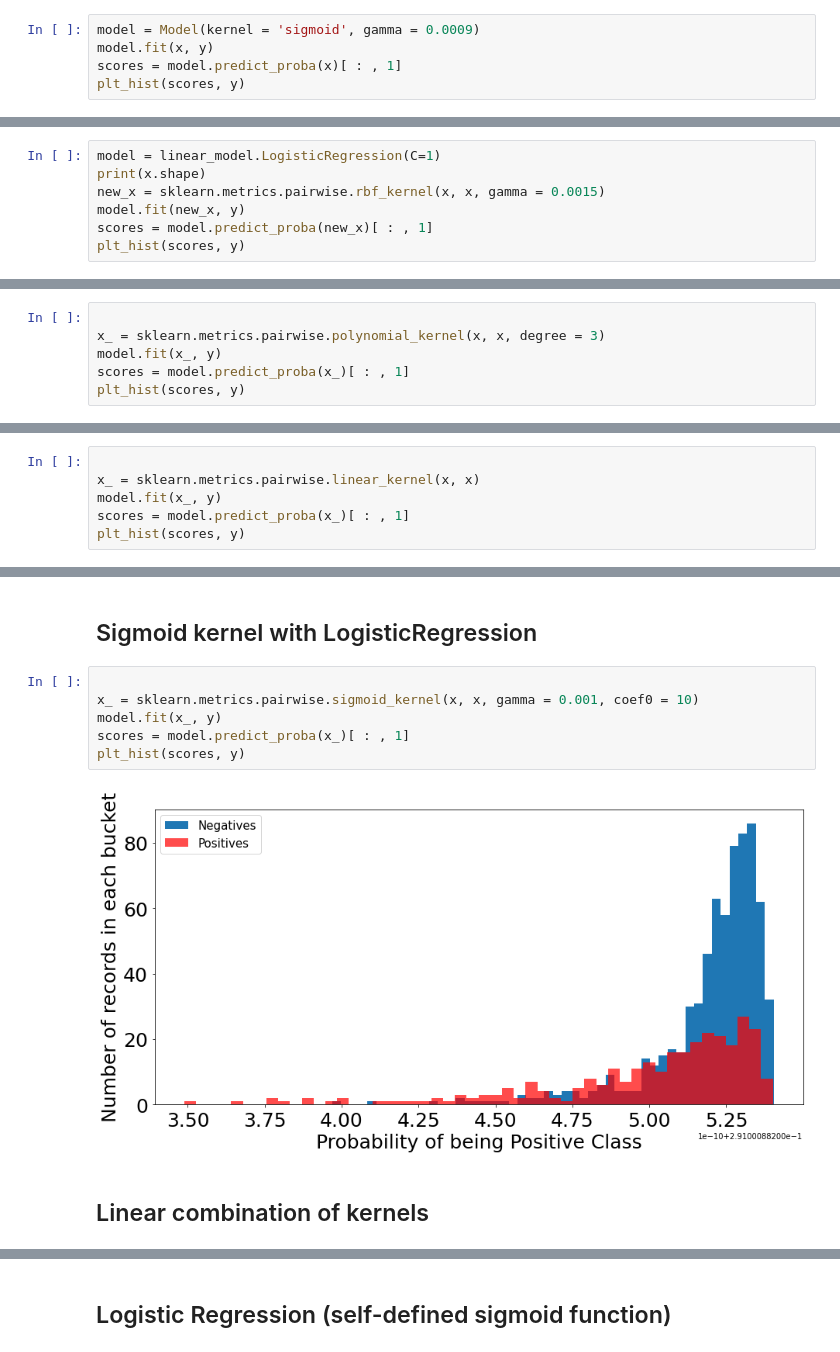
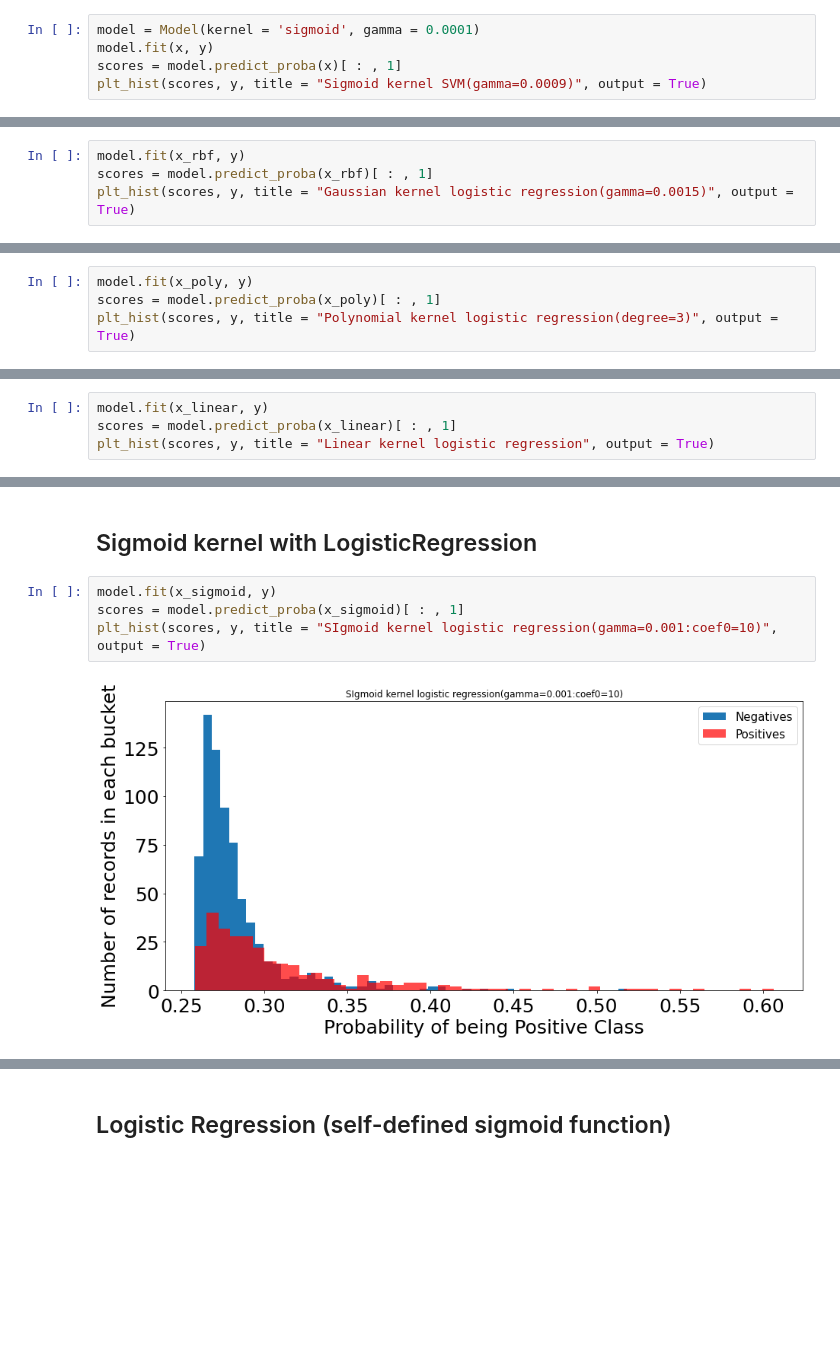
Before and after one commit to Fir-lat/Happy_NLP, a Jupyter notebook: kernel_logistic_regression.ipynb, the cells around one changed output, grey strips where cells are left out. Cells and saved outputs as stored; diff of their text form; blank space fills up the shorter version.

Commit message:
Final commit of kernel logistic regression

```diff
--- a/kernel_logistic_regression.ipynb
+++ b/kernel_logistic_regression.ipynb
@@ -211,6 +233,6 @@ plt_hist(scores, y)
 # %%
-model = Model(kernel = 'sigmoid', gamma = 0.0009)
+model = Model(kernel = 'sigmoid', gamma = 0.0001)
 model.fit(x, y)
 scores = model.predict_proba(x)[ : , 1]
-plt_hist(scores, y)
+plt_hist(scores, y, title = "Sigmoid kernel SVM(gamma=0.0009)", output = True)
 # %% [output]
@@ -227,10 +264,7 @@ plt_hist(scores, y)
 # %% [markdown]
 ## Gaussian kernel with LogisticRegression
 # %%
-model = linear_model.LogisticRegression(C=1)
-print(x.shape)
-new_x = sklearn.metrics.pairwise.rbf_kernel(x, x, gamma = 0.0015)
-model.fit(new_x, y)
-scores = model.predict_proba(new_x)[ : , 1]
-plt_hist(scores, y)
+model.fit(x_rbf, y)
+scores = model.predict_proba(x_rbf)[ : , 1]
+plt_hist(scores, y, title = "Gaussian kernel logistic regression(gamma=0.0015)", output = True)
 # %% [output]
@@ -239,11 +272,9 @@ plt_hist(scores, y)
 # %% [markdown]
 ## Polynomial kernel with LogisticRegression
 # %%
-
-x_ = sklearn.metrics.pairwise.polynomial_kernel(x, x, degree = 3)
-model.fit(x_, y)
-scores = model.predict_proba(x_)[ : , 1]
-plt_hist(scores, y)
+model.fit(x_poly, y)
+scores = model.predict_proba(x_poly)[ : , 1]
+plt_hist(scores, y, title = "Polynomial kernel logistic regression(degree=3)", output = True)
 # %% [output]
 STOP: TOTAL NO. of ITERATIONS REACHED LIMIT.
 
@@ -256,11 +287,9 @@ Please also refer to the documentation for alternative solver options:
 # %% [markdown]
 ## Linear kernel with LogisticRegression
 # %%
-
-x_ = sklearn.metrics.pairwise.linear_kernel(x, x)
-model.fit(x_, y)
-scores = model.predict_proba(x_)[ : , 1]
-plt_hist(scores, y)
+model.fit(x_linear, y)
+scores = model.predict_proba(x_linear)[ : , 1]
+plt_hist(scores, y, title = "Linear kernel logistic regression", output = True)
 # %% [output]
 STOP: TOTAL NO. of ITERATIONS REACHED LIMIT.
 
@@ -273,12 +302,8 @@ Please also refer to the documentation for alternative solver options:
 # %% [markdown]
 ## Sigmoid kernel with LogisticRegression
 # %%
-
-x_ = sklearn.metrics.pairwise.sigmoid_kernel(x, x, gamma = 0.001, coef0 = 10)
-model.fit(x_, y)
-scores = model.predict_proba(x_)[ : , 1]
-plt_hist(scores, y)
+model.fit(x_sigmoid, y)
+scores = model.predict_proba(x_sigmoid)[ : , 1]
+plt_hist(scores, y, title = "SIgmoid kernel logistic regression(gamma=0.001:coef0=10)", output = True)
 # %% [output]
-[figure, old version]
+[figure, new version]
-# %% [markdown]
-## Linear combination of kernels
```
Also changed, not shown: parts of 44 cells of this notebook.
